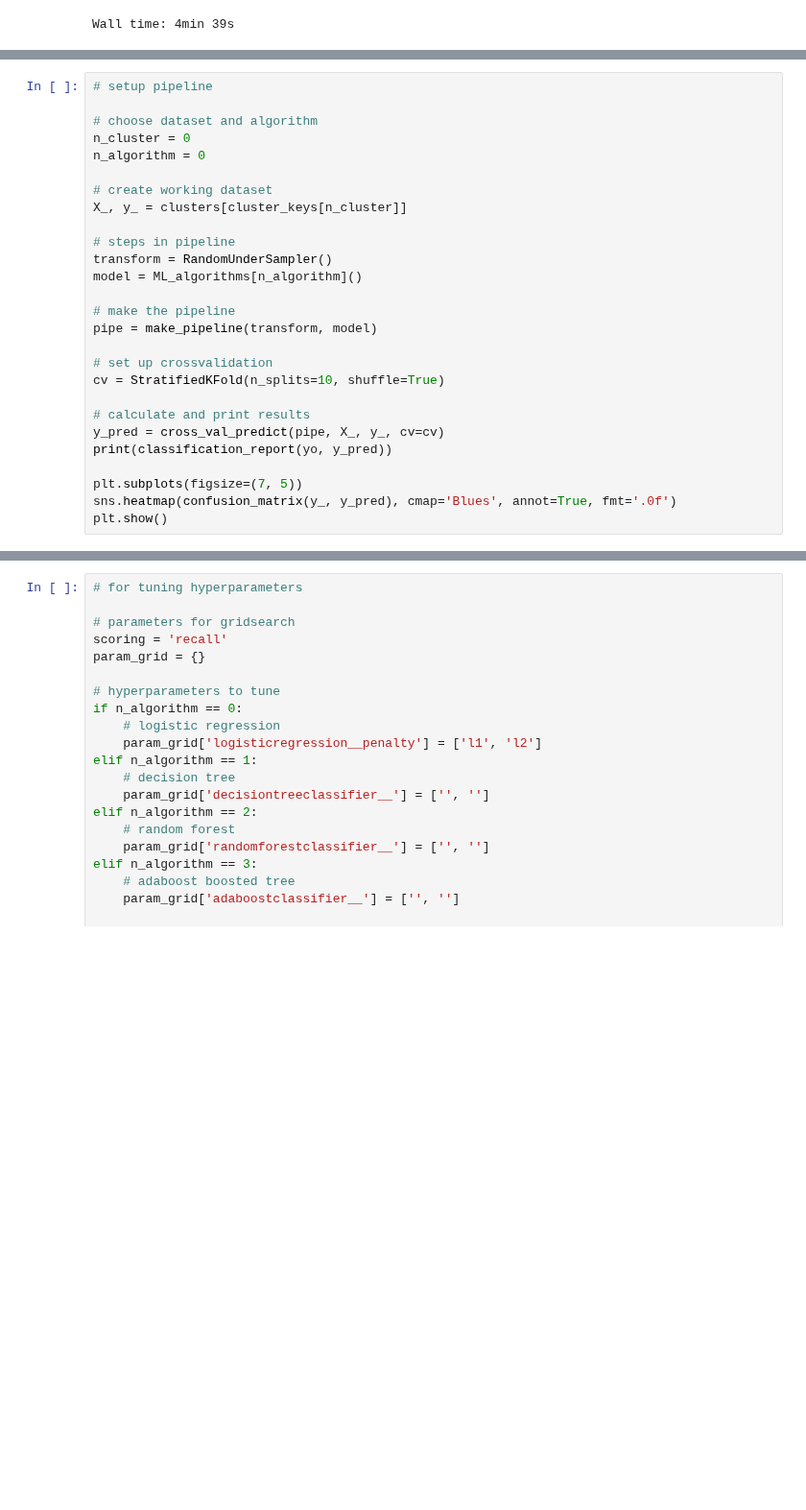
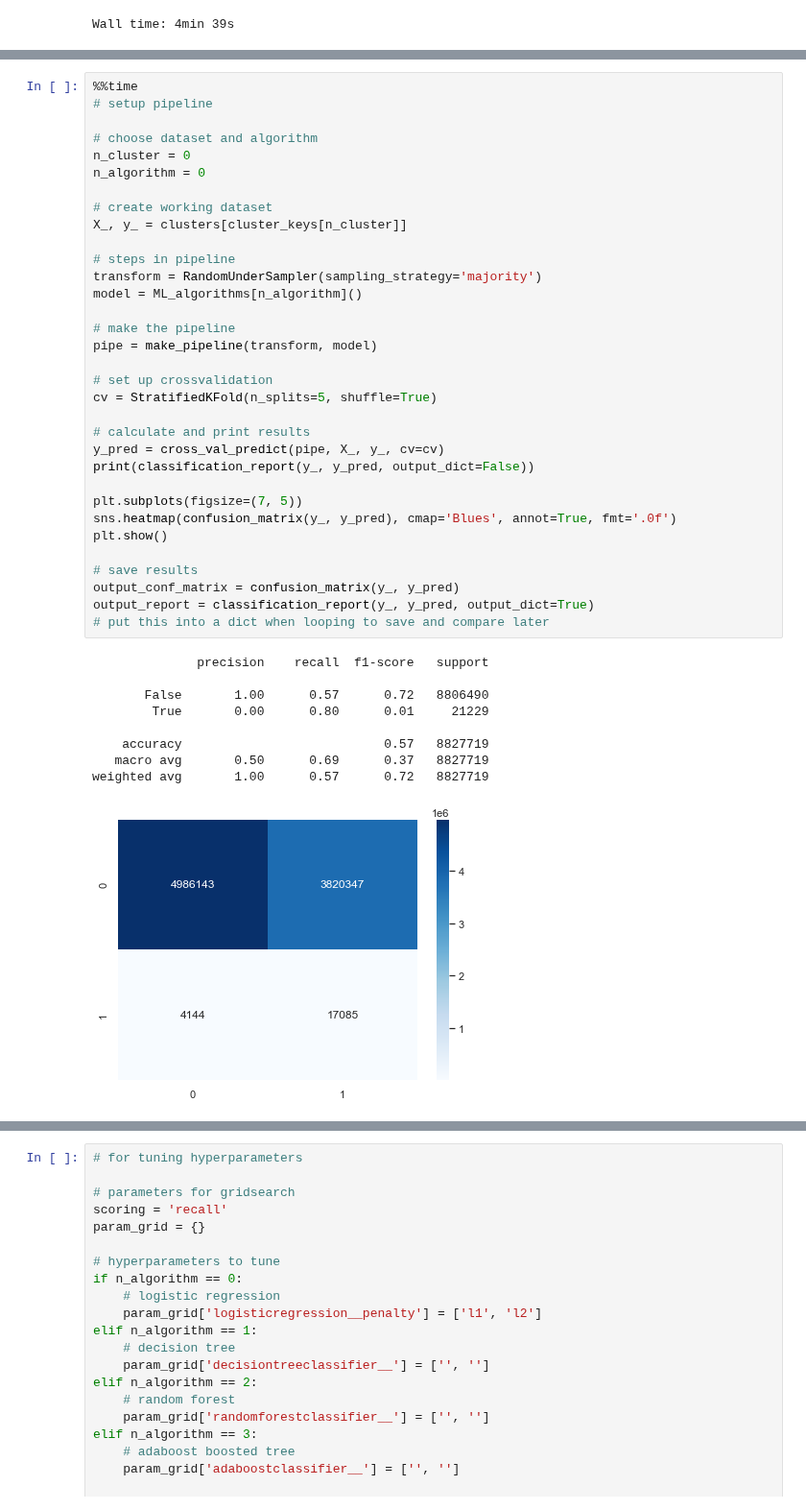
Before and after one commit to KevinCarr42/Billboard-100-Audio-Feature-Analytics, a Jupyter notebook: Kevin 820 5. Classification.ipynb, the cells around one changed output, grey strips where cells are left out. Shown at 96% size. Drawn from its saved outputs; the diff is of its cells as text; blank space fills up the shorter version.

```diff
--- a/Kevin 820 5. Classification.ipynb
+++ b/Kevin 820 5. Classification.ipynb
@@ -380,27 +380,43 @@ ML_algorithms = [
 # %%
+%%time
 # setup pipeline
 
 # choose dataset and algorithm
 n_cluster = 0
 n_algorithm = 0
 
 # create working dataset
 X_, y_ = clusters[cluster_keys[n_cluster]]
 
 # steps in pipeline
-transform = RandomUnderSampler()
+transform = RandomUnderSampler(sampling_strategy='majority')
 model = ML_algorithms[n_algorithm]()
 
 # make the pipeline
 pipe = make_pipeline(transform, model)
 
 # set up crossvalidation
-cv = StratifiedKFold(n_splits=10, shuffle=True)
+cv = StratifiedKFold(n_splits=5, shuffle=True)
 
 # calculate and print results
 y_pred = cross_val_predict(pipe, X_, y_, cv=cv)
-print(classification_report(yo, y_pred))
+print(classification_report(y_, y_pred, output_dict=False))
 
 plt.subplots(figsize=(7, 5))
 sns.heatmap(confusion_matrix(y_, y_pred), cmap='Blues', annot=True, fmt='.0f')
 plt.show()
+
+# save results
+output_conf_matrix = confusion_matrix(y_, y_pred)
+output_report = classification_report(y_, y_pred, output_dict=True)
+# put this into a dict when looping to save and compare later
+# %% [output]
+              precision    recall  f1-score   support
+
+       False       1.00      0.57      0.72   8806490
+        True       0.00      0.80      0.01     21229
+
+    accuracy                           0.57   8827719
+   macro avg       0.50      0.69      0.37   8827719
+weighted avg       1.00      0.57      0.72   8827719
+[figure, added]
```
Also changed, not shown: parts of 15 cells of this notebook.
